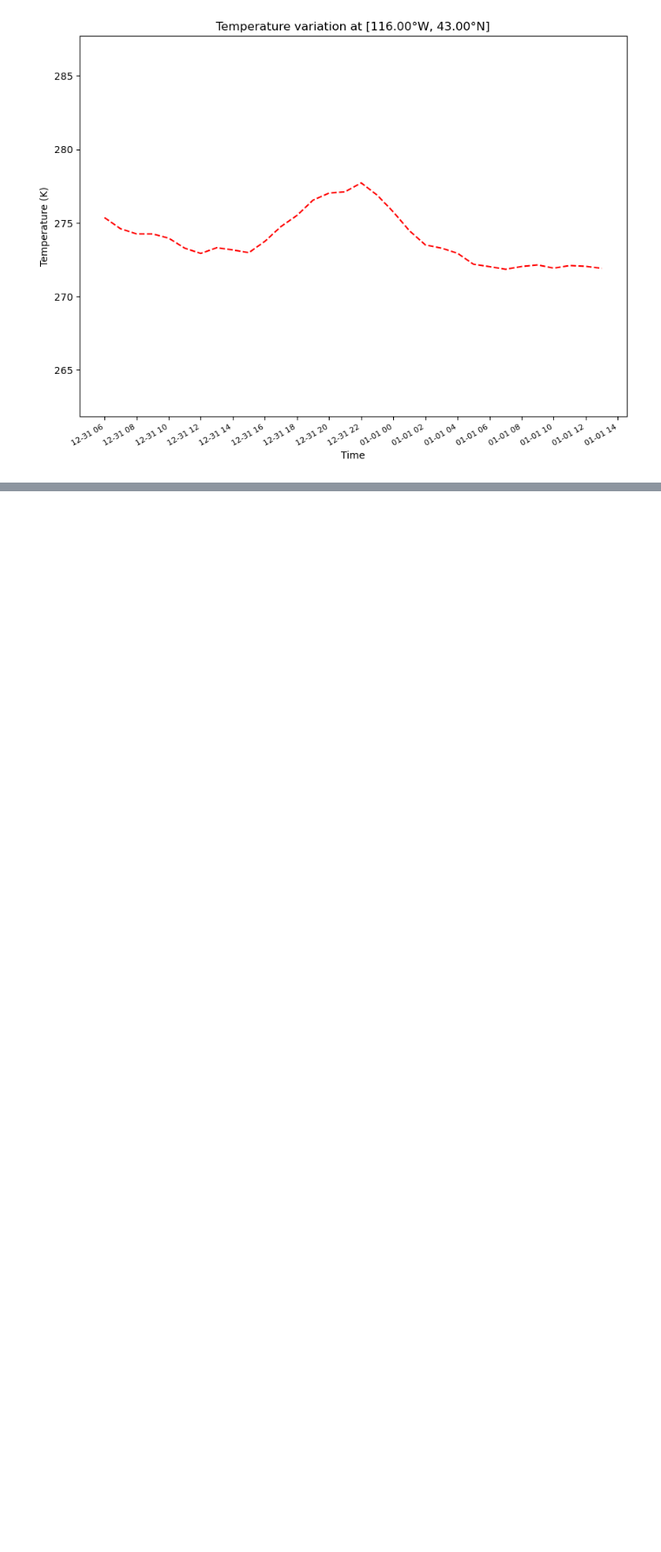
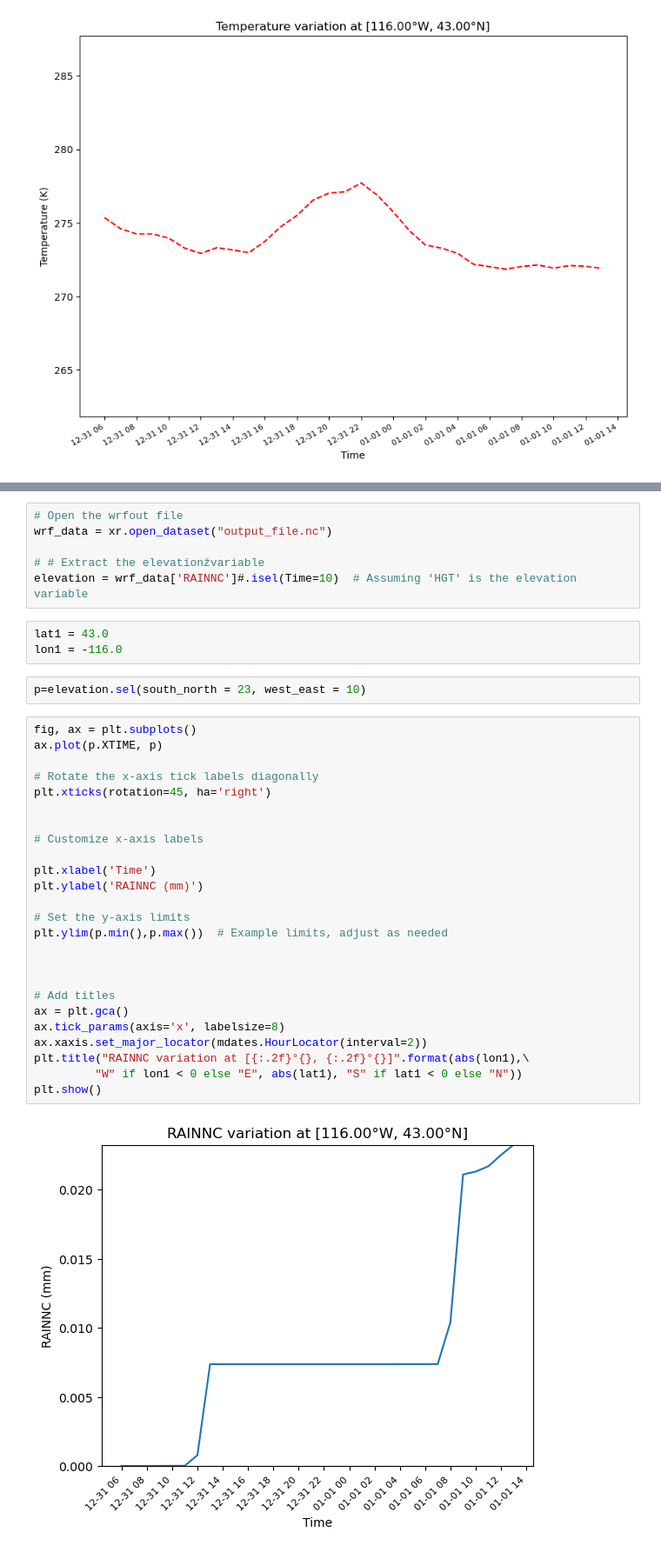
Before and after one commit to stanleyakor1/Python-tutorial, a Jupyter notebook: wrf-python/location_analysis.ipynb, the cells around one changed output, grey strips where cells are left out. Shown: that part at 87% size. Cells and saved outputs as stored; diff of their text form; blank space fills up the shorter version.

```diff
--- a/wrf-python/location_analysis.ipynb
+++ b/wrf-python/location_analysis.ipynb
@@ -70,0 +202,38 @@ cd /bsuhome/st
+# %%
+# Open the wrfout file
+wrf_data = xr.open_dataset("output_file.nc")
+
+# # Extract the elevationžvariable
+elevation = wrf_data['RAINNC']#.isel(Time=10)  # Assuming 'HGT' is the elevation variable
+# %%
+lat1 = 43.0
+lon1 = -116.0
+# %%
+p=elevation.sel(south_north = 23, west_east = 10)
+# %%
+fig, ax = plt.subplots()
+ax.plot(p.XTIME, p)
+
+# Rotate the x-axis tick labels diagonally
+plt.xticks(rotation=45, ha='right')
+
+
+# Customize x-axis labels
+
+plt.xlabel('Time')
+plt.ylabel('RAINNC (mm)')
+
+# Set the y-axis limits
+plt.ylim(p.min(),p.max())  # Example limits, adjust as needed
+
+
+
+# Add titles
+ax = plt.gca()
+ax.tick_params(axis='x', labelsize=8)
+ax.xaxis.set_major_locator(mdates.HourLocator(interval=2))
+plt.title("RAINNC variation at [{:.2f}°{}, {:.2f}°{}]".format(abs(lon1),\
+         "W" if lon1 < 0 else "E", abs(lat1), "S" if lat1 < 0 else "N"))
+plt.show()
+# %% [output]
+[figure, added]
```
Also changed, not shown: parts of 12 cells of this notebook.
